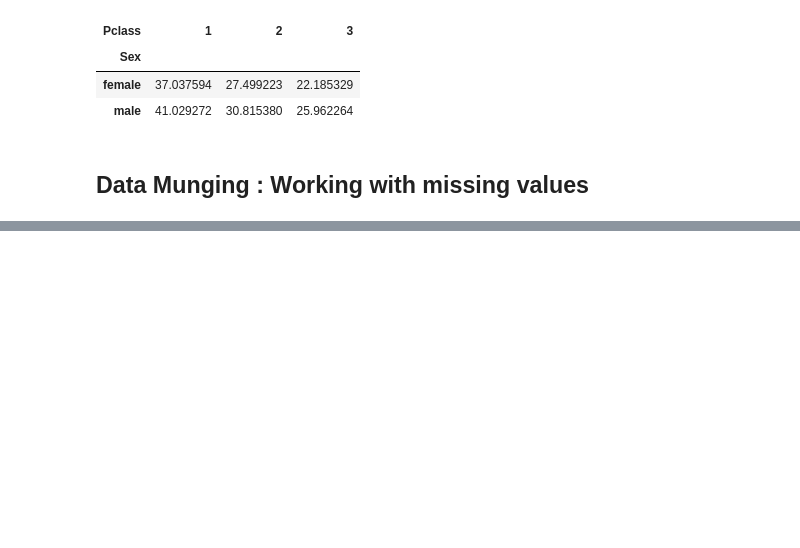
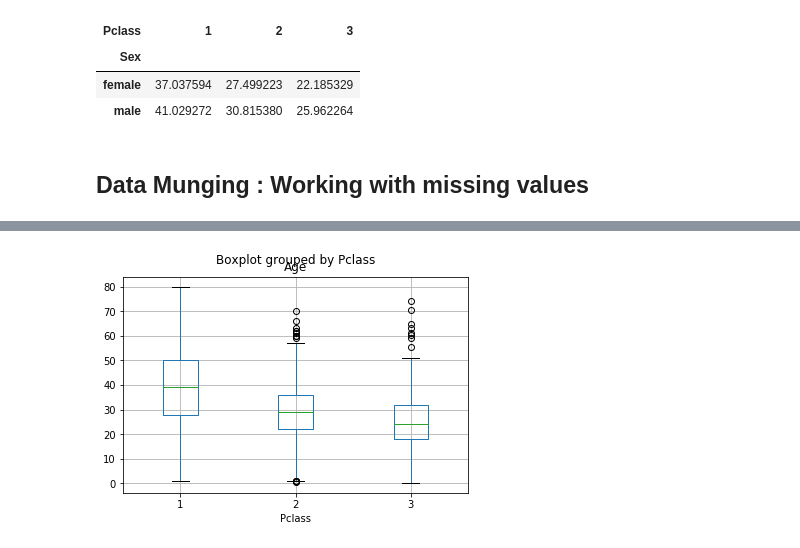
Before and after one commit to Akki19hzb/titanic_data, a Jupyter notebook: notebooks/Exploring-Processing-data.ipynb, the cells around one changed output, grey strips where cells are left out. Cells and saved outputs as stored; diff of their text form; code cells hidden in the pictures; blank space fills up the shorter version.

```diff
--- a/notebooks/Exploring-Processing-data.ipynb
+++ b/notebooks/Exploring-Processing-data.ipynb
@@ -528,0 +704,4 @@ df.groupby(['Sex','Pclass']).Age.mean().unstack()
+# %%
+df[df.Age.notnull()].boxplot('Age','Pclass');
+# %% [output]
+[figure, added]
```
Also changed, not shown: parts of 70 cells of this notebook, 1 other file.
